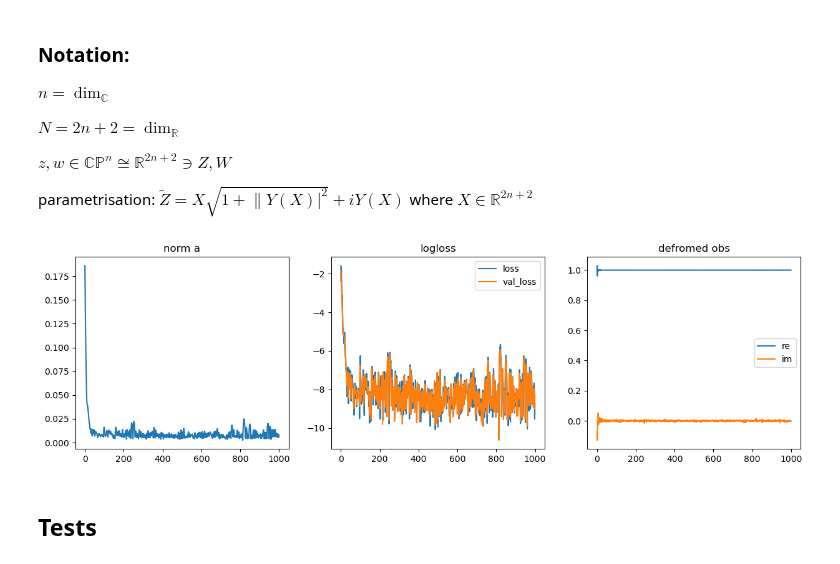
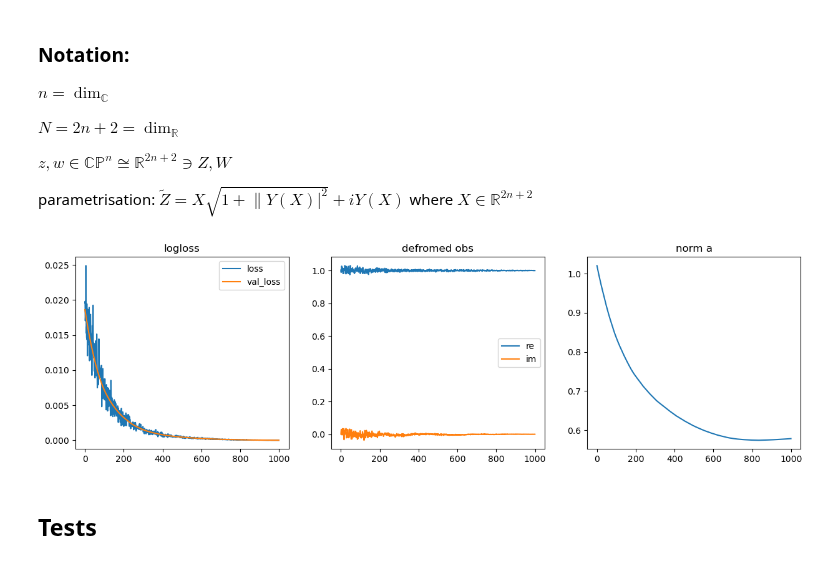
Before and after one commit to dHuberYoumans/CPNStN, a Jupyter notebook: toy_model/toy_model.ipynb, the cells around one changed output. Cells and saved outputs as stored; diff of their text form; code cells hidden in the pictures.

Commit message:
finished hom deformation
hom = homogeneous deformation works; can recover torus deformation; need to check u(n) vs su(n) for torus

```diff
--- a/toy_model/toy_model.ipynb
+++ b/toy_model/toy_model.ipynb
@@ -1101,7 +1134,7 @@ class ZeroDModel(nn.Module):
 
         # ALGEBRA
         inner_YY = Y.transpose(-1,-2) @ Y
-        outer_XX = X.transpose(-1,-2) @ X
+        outer_XX = X @ X.transpose(-1,-2)
 
         # COMPLEXIFICATION
         lam = torch.sqrt(1 + inner_YY) # shape (samples,2,1,1)
@@ -1120,18 +1153,18 @@ class ZeroDModel(nn.Module):
 
         return (tildeZ, detJ)
 
-    def homogeneous(self,phi,xi):
+    def homogeneous(self,phi,a):
         # needs to be worked out -> using su(N) matrix works fine with real2cmplx and cmplx2real but then need Omega = rho(xi) for Jacobian
-        """
+        assert a.shape[-1] == phi.shape[-2] and a.shape[-2] == phi.shape[-2], f'a last (i.e. non-batch) dimensions must be {2*tuple([phi.shape[-2]])} but has shape {a.shape}'
+
         X = phi
-        z = self.real2cmplx(phi)
 
         # DEFORMATION
-        Y = self.cmplx2real(xi @ z)
+        Y = a @ X
 
         # ALGEBRA
         inner_YY = Y.transpose(-1,-2) @ Y
-        outer_XX = X.transpose(-1,-2) @ X
+        outer_XX = X @ X.transpose(-1,-2)
 
         # COMPLEXIFICATION
         lam = torch.sqrt(1 + inner_YY) # shape (samples,2,1,1)
@@ -1140,7 +1173,7 @@ class ZeroDModel(nn.Module):
 
         # JACOBIAN
 
-        J = self.id*lam + torch.linalg.norm(a)**2 * outer_XX / lam - 1j*aOmega
+        J = self.id*lam - (a @ a) @ outer_XX / lam - 1j*a
         det = torch.det(J) # shape (samples, #particles) -> need to multiply
         detJ = det / lam.squeeze(dim=(-1,-2))**2
 
@@ -1149,7 +1182,7 @@ class ZeroDModel(nn.Module):
         assert len(detJ.shape) == 1, f'detJ has wrong dim: {detJ.shape} but must be 1'
 
         return (tildeZ, detJ)
-        """
+
 
     def deformed_obs(self,phi,a):
 
@@ -1189,27 +1222,30 @@ phi, alpha = ZeroDModel.create_samples(n=n,phi0=phi0,beta=beta,N_steps=N_steps,b
 # %%
 # MODEL (n=2)
 
-# RANDOM su(n+1)
-# xi = torch.randn(6,6,dtype=complex)
-# xi -= torch.diag(torch.diag(xi))
-# xi = xi - torch.conj(xi.transpose(-2,-1))
-# print(f'{torch.trace(xi) = }')
-
-
 # SET HYPERPARAMETERS
 beta = 1.0
-alpha = 1e-2
+alpha = 0.5e-3
 
 # SET PARAMETERS
 
 # LINEAR DEFORMATION (! works well with logloss)
-a = 0.1*torch.randn(*phi.shape[1:]) # deform params linear
-deformation = 'linear'
+# a = 0.1*torch.randn(*phi.shape[1:]) # deform params linear
+# deformation = 'linear'
 
 # TORUS DEFORMATION (! works better with loss)
 # a = 0.1*torch.randn(phi.shape[-3],phi.shape[-2]//2,phi.shape[-1])
 # deformation = 'torus'
 
+# HOMOGENEOUS DEFORMATION
+a = rnd_su([2,n+1,n+1])
+a = 0.1*rho(a)
+deformation = 'homogeneous'
+
+# TORUS DEFORMATION VIA HOMOGENEOUS DEFORMAITON
+# a = 0.1*1j*torch.diag(torch.randn(n+1))
+# # a /= a.sum() # !! u(n+1) vs su(n+1)
+# a = rho(a)
+# deformation = 'homogeneous'
 
 # SETUP MODEL
 model = ZeroDModel(dim_C=n,observable=lambda x: 1.0,deformation=deformation,deformation_param=a,beta=beta)
@@ -1221,7 +1257,7 @@ phi_train = phi[:split]
 phi_val = phi[split:]
 
 # SET LOSS FUNCTION
-loss_fct = logloss
+loss_fct = loss
 
 # SET BATCH SIZE
 batch_size = 32
@@ -1241,45 +1277,52 @@ for epoch in tqdm(range(epochs)):
     optimizer.zero_grad() # clear grads
 
     # MINI-BATCHING
     minibatch = np.random.randint(low=0,high=len(phi_train),size=batch_size)
 
     # TRAIN
     deformed_obs = model(samples=phi_train[minibatch].cdouble())
 
     loss_train = loss_fct(deformed_obs)
     loss_train.backward()
 
     with torch.no_grad():
         observable.append(grab(deformed_obs).mean())
 
     optimizer.step()
 
     # VALIDATION
     with torch.no_grad():
         deformed_obs_val = model(samples=phi_val.cdouble())
 
         loss_val = loss_fct(deformed_obs_val)
 
     losses_train.append(grab(loss_train))
     losses_val.append(grab(loss_val))
-    anorm.append(np.linalg.norm(grab(a).ravel()))
+
+    if deformation == 'linear':
+        anorm.append(np.linalg.norm(grab(a).ravel())) # get vector norm
+    else:
+        matrix_norms = torch.linalg.matrix_norm(a.detach()) # get matrix norm
+        anorm.append(matrix_norms.sum())
 
 
 # PLOT
+
 fig, ax = plt.subplots(nrows=1,ncols=3,figsize=(15,4))
+ax[2].plot(anorm)
+ax[2].set_title('norm a')
 
-ax[0].plot(anorm)
-ax[0].set_title('norm a')
-ax[1].plot(losses_train,label='loss')
-ax[1].plot(losses_val,label='val_loss')
-ax[1].legend()
-ax[1].set_title('logloss')
-ax[2].plot([z.real for z in observable],label='re')
-ax[2].plot([z.imag for z in observable],label='im')
-ax[2].set_title('defromed obs')
-ax[2].legend();
+
+ax[0].plot(losses_train,label='loss')
+ax[0].plot(losses_val,label='val_loss')
+ax[0].legend()
+ax[0].set_title('logloss')
+ax[1].plot([z.real for z in observable],label='re')
+ax[1].plot([z.imag for z in observable],label='im')
+ax[1].set_title('defromed obs')
+ax[1].legend();
 # %% [output]
-[figure, old version]
+[figure, new version]
 # %% [markdown]
 ## Tests
 # %%
```
Also changed, not shown: parts of 1 cell of this notebook.
